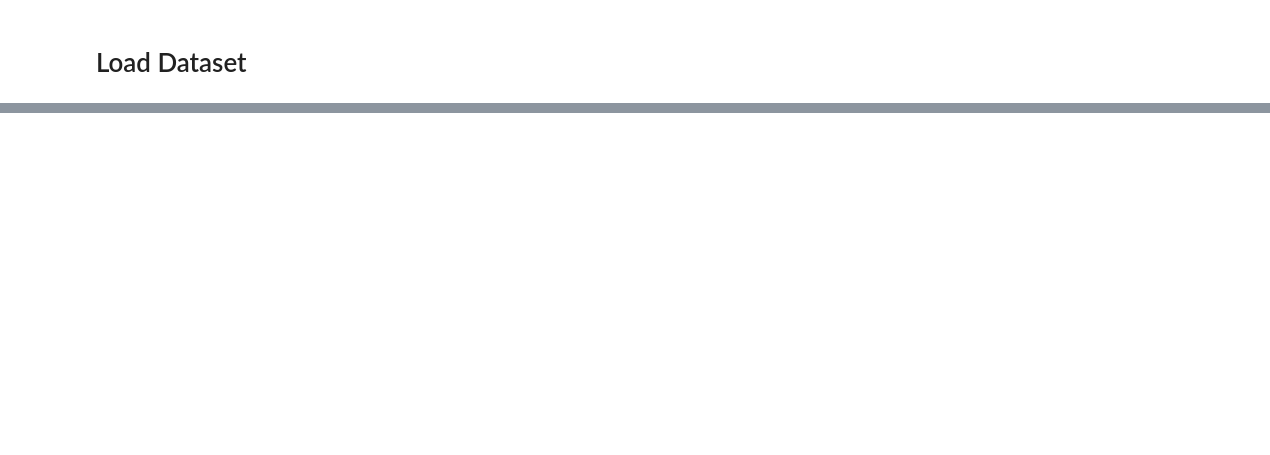
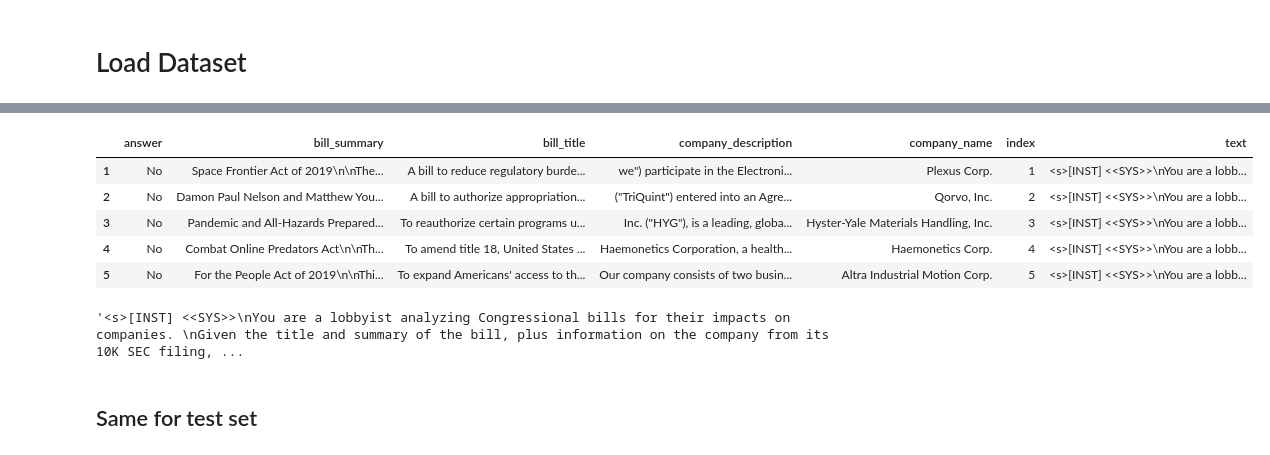
Before and after one commit to devonbrackbill/llama_training, a Jupyter notebook: Finetune-7B.ipynb, the cells around one changed output, grey strips where cells are left out. Cells and saved outputs as stored; diff of their text form; code cells hidden in the pictures; blank space fills up the shorter version.

```diff
--- a/Finetune-7B.ipynb
+++ b/Finetune-7B.ipynb
@@ -219,3 +230,41 @@ test = test_raw.sample(100, random_state=42)
 
 # get remaining test set to use as the train set
 train = test_raw.drop(test.index)
+# %%
+FINETUNE_PROMPT_CORPORTATE_LOBBYING = """<s>[INST] <<SYS>>
+You are a lobbyist analyzing Congressional bills for their impacts on companies.
+Given the title and summary of the bill, plus information on the company from its 10K SEC filing, it is your job to determine if a bill is at least somewhat relevant to a company in terms of whether it could impact the company's bottom-line if it was enacted (by saying YES or NO; note the all-caps).
+<</SYS>>
+Official title of bill: {bill_title}
+Official summary of bill: {bill_summary}
+Company name: {company_name}
+Company business description: {company_description}
+Is this bill potentially relevant to the company? [/INST]{answer}</s>"""
+
+query_list = []
+for _, row in train.iterrows():
+    query = FINETUNE_PROMPT_CORPORTATE_LOBBYING.format(
+        bill_title=row['bill_title'],
+        bill_summary=row['bill_summary'],
+        company_name=row['company_name'],
+        company_description=row['company_description'],
+        answer=row['answer'].upper()
+    )
+    query_list.append(query)
+# %%
+train['text'] = query_list
+# %%
+train.head()
+# %% [output]
+|  | answer | bill_summary | bill_title | company_description | company_name | index | text |
+| 1 | No | Space Frontier Act of 2019\n\nThe... | A bill to reduce regulatory burde... | we") participate in the Electroni... | Plexus Corp. | 1 | <s>[INST] <<SYS>>\nYou are a lobb... |
+| 2 | No | Damon Paul Nelson and Matthew You... | A bill to authorize appropriation... | ("TriQuint") entered into an Agre... | Qorvo, Inc. | 2 | <s>[INST] <<SYS>>\nYou are a lobb... |
+| 3 | No | Pandemic and All-Hazards Prepared... | To reauthorize certain programs u... | Inc. ("HYG"), is a leading, globa... | Hyster-Yale Materials Handling, Inc. | 3 | <s>[INST] <<SYS>>\nYou are a lobb... |
+| 4 | No | Combat Online Predators Act\n\nTh... | To amend title 18, United States ... | Haemonetics Corporation, a health... | Haemonetics Corp. | 4 | <s>[INST] <<SYS>>\nYou are a lobb... |
+| 5 | No | For the People Act of 2019\n\nThi... | To expand Americans' access to th... | Our company consists of two busin... | Altra Industrial Motion Corp. | 5 | <s>[INST] <<SYS>>\nYou are a lobb... |
+# %%
+train['text'].iloc[0]
+# %% [output]
+'<s>[INST] <<SYS>>\nYou are a lobbyist analyzing Congressional bills for their impacts on companies. \nGiven the title and summary of the bill, plus information on the company from its 10K SEC filing, ...
+# %% [markdown]
+## Same for test set
```
Also changed, not shown: parts of 36 cells of this notebook.
